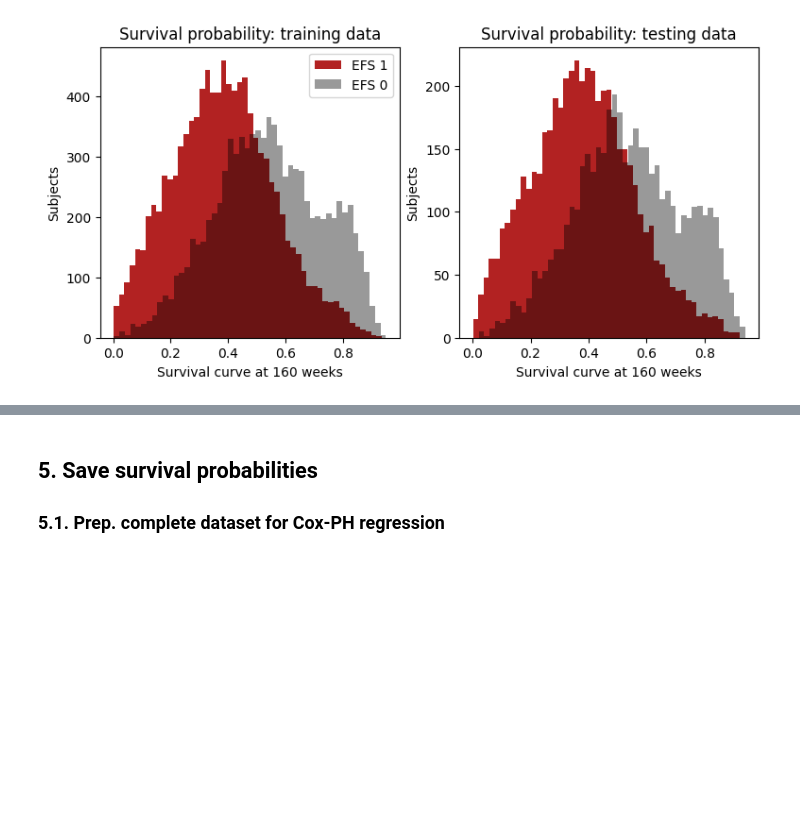
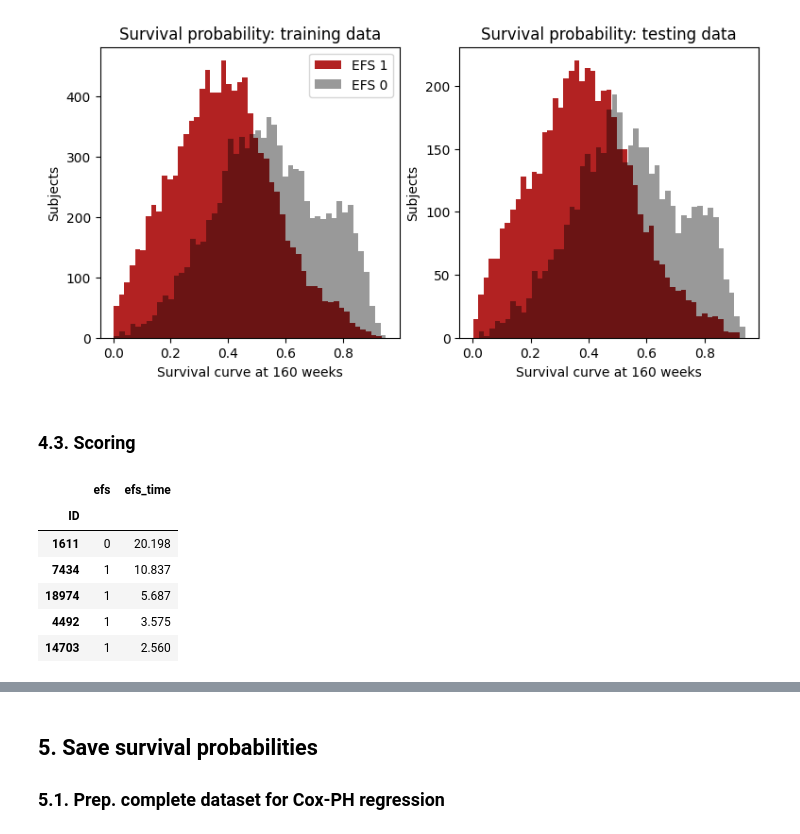
Before and after one commit to gperdrizet/HSCT_survival, a Jupyter notebook: notebooks/04.1-cox_proportional_hazards_regression_model.ipynb, the cells around one changed output, grey strips where cells are left out. Drawn from its saved outputs; the diff is of its cells as text; code cells hidden in the pictures; blank space fills up the shorter version.

```diff
--- a/notebooks/04.1-cox_proportional_hazards_regression_model.ipynb
+++ b/notebooks/04.1-cox_proportional_hazards_regression_model.ipynb
@@ -318,3 +319,15 @@ axs[1].set_ylabel('Subjects')
 plt.show()
 # %% [output]
 [figure]
+# %% [markdown]
+### 4.3. Scoring
+# %%
+testing_labels_df.head()
+# %% [output]
+|  | efs | efs_time |
+| ID |  |  |
+| 1611 | 0 | 20.198 |
+| 7434 | 1 | 10.837 |
+| 18974 | 1 | 5.687 |
+| 4492 | 1 | 3.575 |
+| 14703 | 1 | 2.560 |
```
Also changed, not shown: parts of 8 cells of this notebook, 1 other file.
